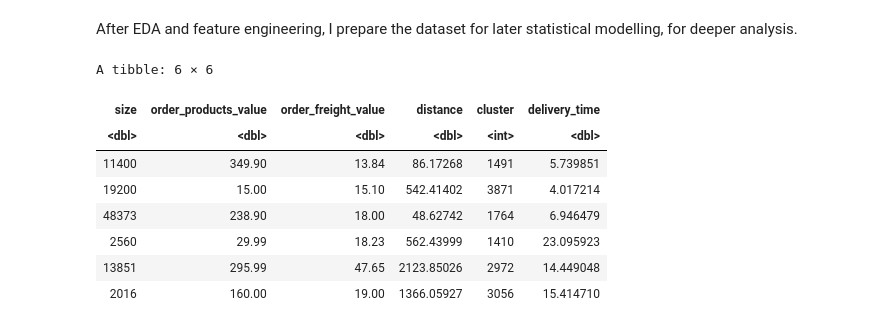
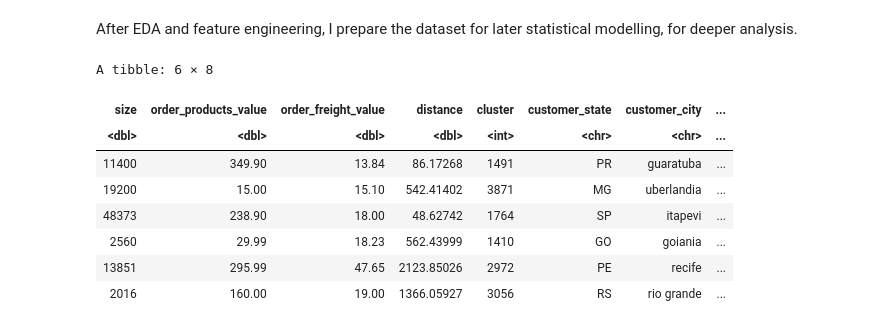
Before and after one commit to kahotsang/Analysis-of-Brazilian-Ecommerce-Dataset, a Jupyter notebook: EDA/EDA_and_feature_engineering.ipynb, the cells around one changed output. Cells and saved outputs as stored; diff of their text form; code cells hidden in the pictures.

Commit message:
complete analysis2

```diff
--- a/EDA/EDA_and_feature_engineering.ipynb
+++ b/EDA/EDA_and_feature_engineering.ipynb
@@ -291,19 +291,20 @@ Lastly, I visualize the distribution of the delivery time around the 3 most weal
 # %% [markdown]
 After EDA and feature engineering, I prepare the dataset for later statistical modelling, for deeper analysis.
 # %%
+# Prepare the dataset for statistical modelling
 dataset = order %>%
-  select(size, order_products_value, order_freight_value, distance, cluster, delivery_time)
+  select(size, order_products_value, order_freight_value, distance, cluster, customer_state, customer_city, delivery_time)
+
+write_csv(dataset, "../StatisticalAnalysis/dataset.csv")
 
 head(dataset)
-
-write_csv(dataset, "../StatisticalAnalysis/dataset.csv")
 # %% [output]
-A tibble: 6 × 6
+A tibble: 6 × 8
-| size | order_products_value | order_freight_value | distance | cluster | delivery_time |
-| <dbl> | <dbl> | <dbl> | <dbl> | <int> | <dbl> |
-| 11400 | 349.90 | 13.84 | 86.17268 | 1491 | 5.739851 |
-| 19200 | 15.00 | 15.10 | 542.41402 | 3871 | 4.017214 |
-| 48373 | 238.90 | 18.00 | 48.62742 | 1764 | 6.946479 |
-| 2560 | 29.99 | 18.23 | 562.43999 | 1410 | 23.095923 |
-| 13851 | 295.99 | 47.65 | 2123.85026 | 2972 | 14.449048 |
-| 2016 | 160.00 | 19.00 | 1366.05927 | 3056 | 15.414710 |
+| size | order_products_value | order_freight_value | distance | cluster | customer_state | customer_city | ... |
+| <dbl> | <dbl> | <dbl> | <dbl> | <int> | <chr> | <chr> | ... |
+| 11400 | 349.90 | 13.84 | 86.17268 | 1491 | PR | guaratuba | ... |
+| 19200 | 15.00 | 15.10 | 542.41402 | 3871 | MG | uberlandia | ... |
+| 48373 | 238.90 | 18.00 | 48.62742 | 1764 | SP | itapevi | ... |
+| 2560 | 29.99 | 18.23 | 562.43999 | 1410 | GO | goiania | ... |
+| 13851 | 295.99 | 47.65 | 2123.85026 | 2972 | PE | recife | ... |
+| 2016 | 160.00 | 19.00 | 1366.05927 | 3056 | RS | rio grande | ... |
```
Also changed, not shown: parts of 1 cell of this notebook, 13 other files.
